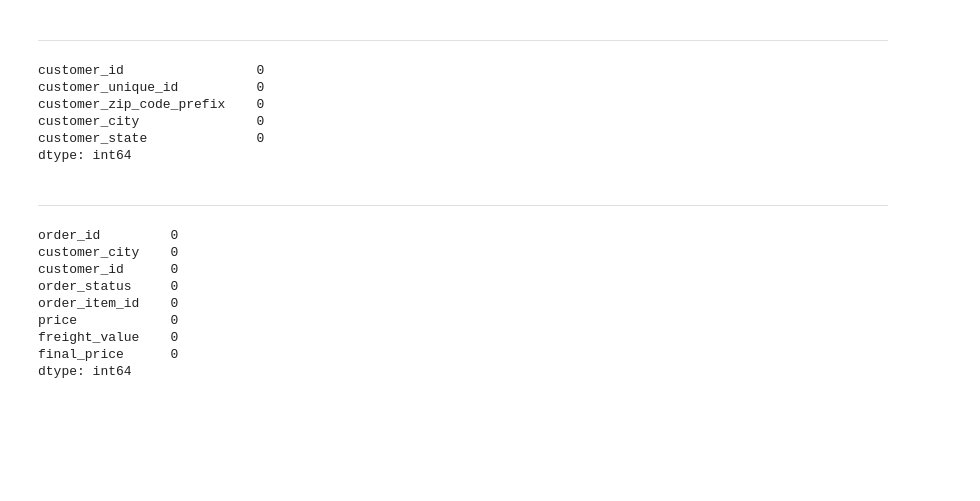
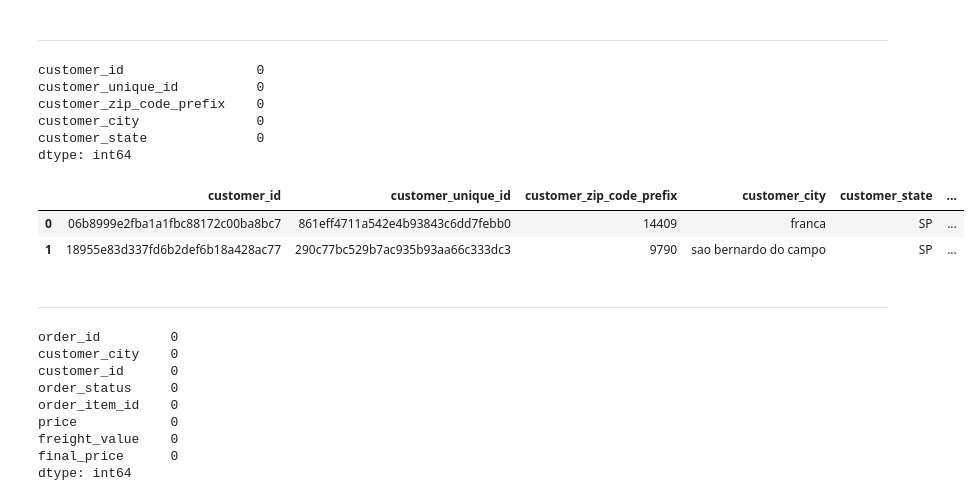
Before and after one commit to JuleTwelkemeier/Iron_Midterm, a Jupyter notebook: Olist - Data Cleaning.ipynb, the cells around one changed output. Drawn from its saved outputs; the diff is of its cells as text; code cells hidden in the pictures; blank space fills up the shorter version.

```diff
--- a/Olist - Data Cleaning.ipynb
+++ b/Olist - Data Cleaning.ipynb
@@ -254,3 +254,14 @@ customer_zip_code_prefix    0
 customer_city               0
 customer_state              0
 dtype: int64
+# %%
+customer_state_name = customers.customer_state
+# %%
+customers.insert(loc=5,
+          column='customer_state_name',
+          value=customer_state_name)
+customers.head(2)
+# %% [output]
+|  | customer_id | customer_unique_id | customer_zip_code_prefix | customer_city | customer_state | ... |
+| 0 | 06b8999e2fba1a1fbc88172c00ba8bc7 | 861eff4711a542e4b93843c6dd7febb0 | 14409 | franca | SP | ... |
+| 1 | 18955e83d337fd6b2def6b18a428ac77 | 290c77bc529b7ac935b93aa66c333dc3 | 9790 | sao bernardo do campo | SP | ... |
```
Also changed, not shown: parts of 7 cells of this notebook, 1 other file.
